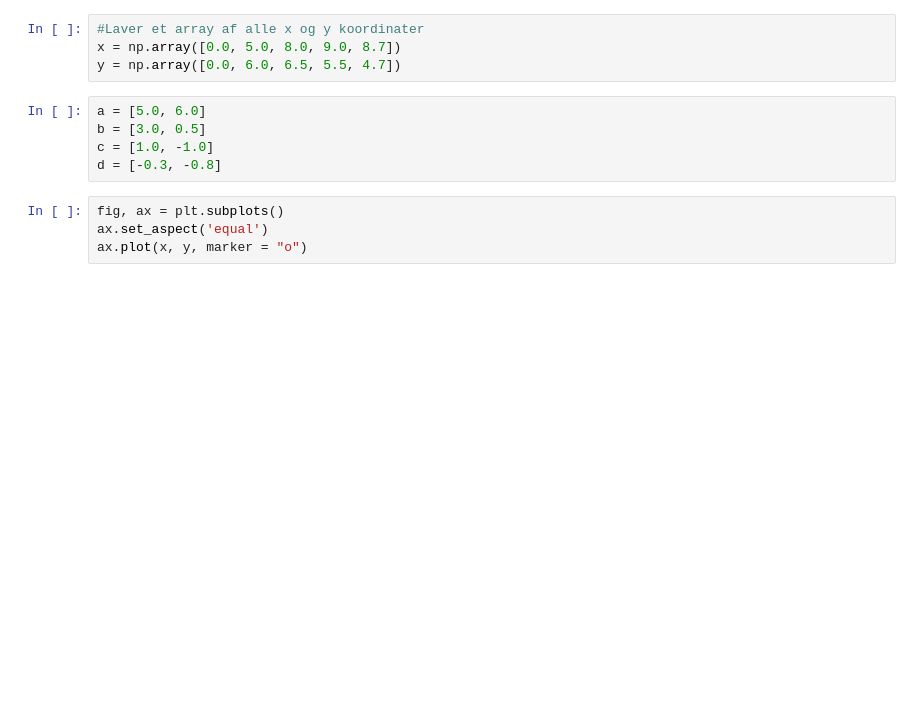
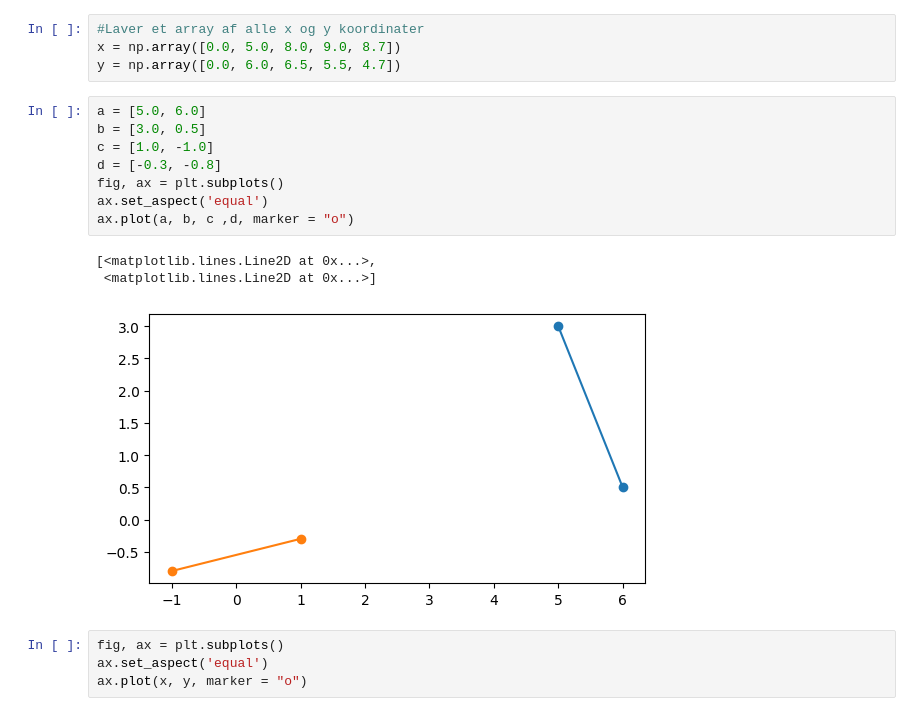
Before and after one commit to MikkelHojbjerg/computerTeknologi, a Jupyter notebook: 2semester/nLAlgebra/Aflevering/Aflevering1.ipynb, the cells around one changed output. Cells and saved outputs as stored; diff of their text form; blank space fills up the shorter version.

```diff
--- a/2semester/nLAlgebra/Aflevering/Aflevering1.ipynb
+++ b/2semester/nLAlgebra/Aflevering/Aflevering1.ipynb
@@ -16,8 +16,15 @@ y = np.array([0.0, 6.0, 6.5, 5.5, 4.7])
 # %%
 a = [5.0, 6.0]
 b = [3.0, 0.5]
 c = [1.0, -1.0]
 d = [-0.3, -0.8]
+fig, ax = plt.subplots()
+ax.set_aspect('equal')
+ax.plot(a, b, c ,d, marker = "o")
+# %% [output]
+[<matplotlib.lines.Line2D at 0x...>,
+ <matplotlib.lines.Line2D at 0x...>]
+[figure, added]
 # %%
 fig, ax = plt.subplots()
 ax.set_aspect('equal')
```
Also changed, not shown: parts of 11 cells of this notebook, 6 other files.
